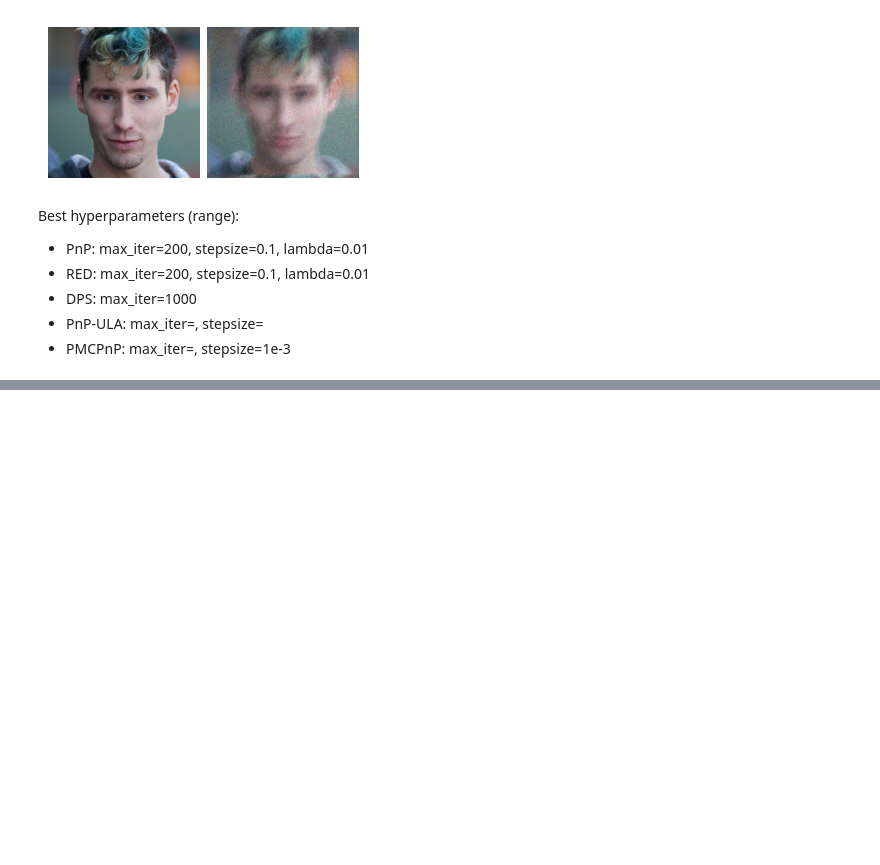
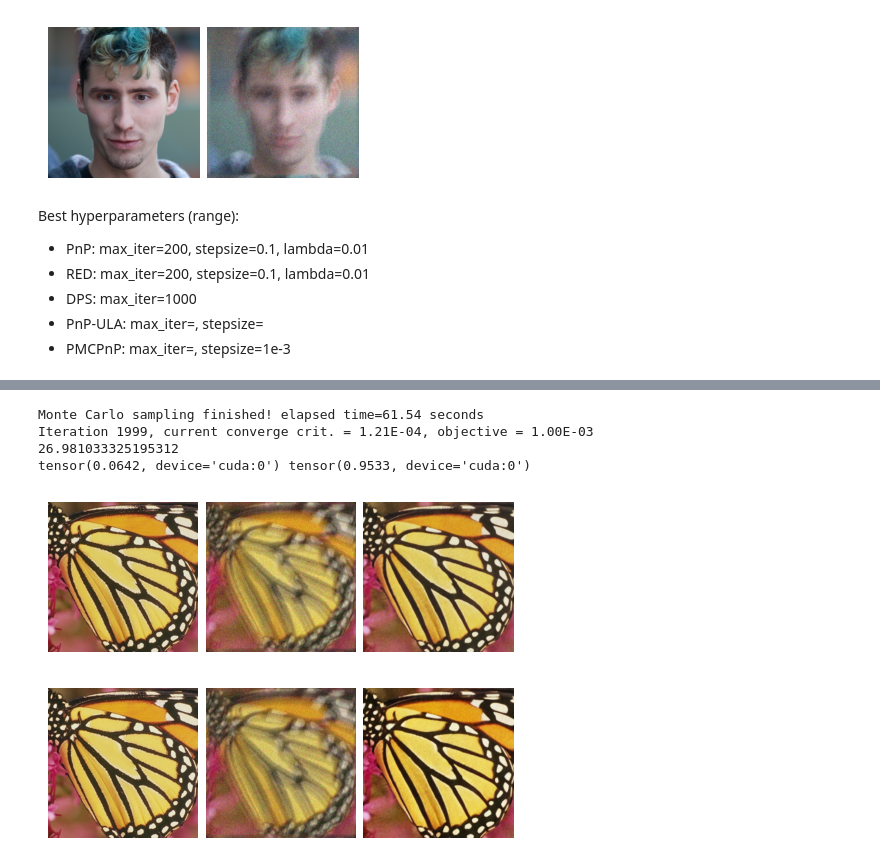
Before and after one commit to JaybeeH32/GenerativeModellingProject, a Jupyter notebook: benchmark_methods.ipynb, the cells around one changed output, grey strips where cells are left out. Cells and saved outputs as stored; diff of their text form; code cells hidden in the pictures; blank space fills up the shorter version.

Commit message:
experiments + benchmark notebook

```diff
--- a/benchmark_methods.ipynb
+++ b/benchmark_methods.ipynb
@@ -71,0 +199,23 @@ dinv.utils.plotting.plot([x, y, out], rescale_mode='clip')
+# %%
+_ = torch.manual_seed(42)
+out, metrics, image, y = run_experiment(
+                        image_name="butterfly",
+                        transformation_name="blur",
+                        model_name="PMCReD",
+                        max_iter=2000,
+                        stepsize=0.0018,
+                        lambd=0.01,
+                        sigma=0.05
+                    )
+print(out.min(), out.max())
+dinv.utils.plotting.plot([image, y, out], rescale_mode='clip')
+dinv.utils.plotting.plot([image, y, out], rescale_mode='min_max')
+
+# SIGMA = 0.05
+# %% [output]
+Monte Carlo sampling finished! elapsed time=61.54 seconds
+Iteration 1999, current converge crit. = 1.21E-04, objective = 1.00E-03
+26.981033325195312
+tensor(0.0642, device='cuda:0') tensor(0.9533, device='cuda:0')
+[figure, added]
+[figure, added]
```
Also changed, not shown: parts of 15 cells of this notebook, 18 other files.
